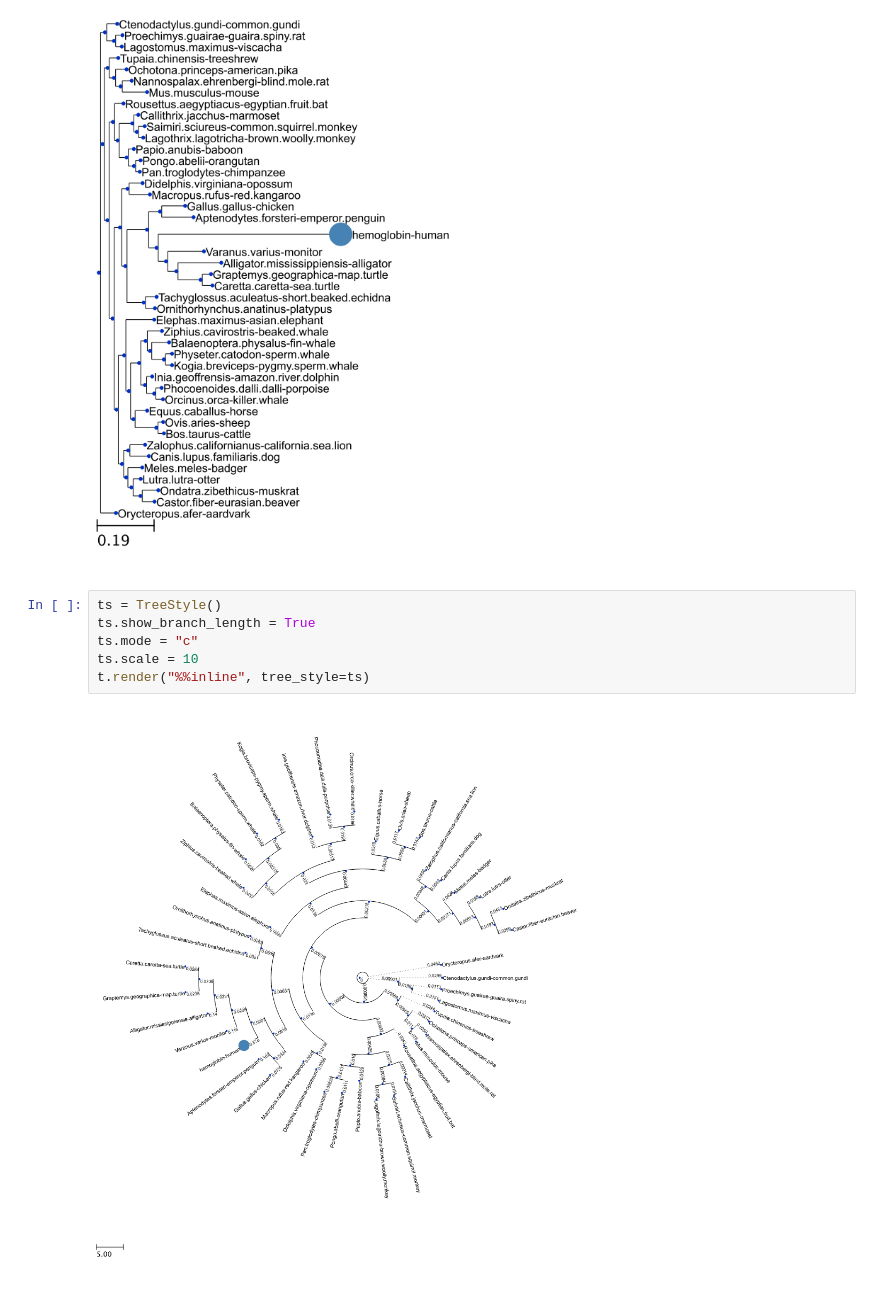
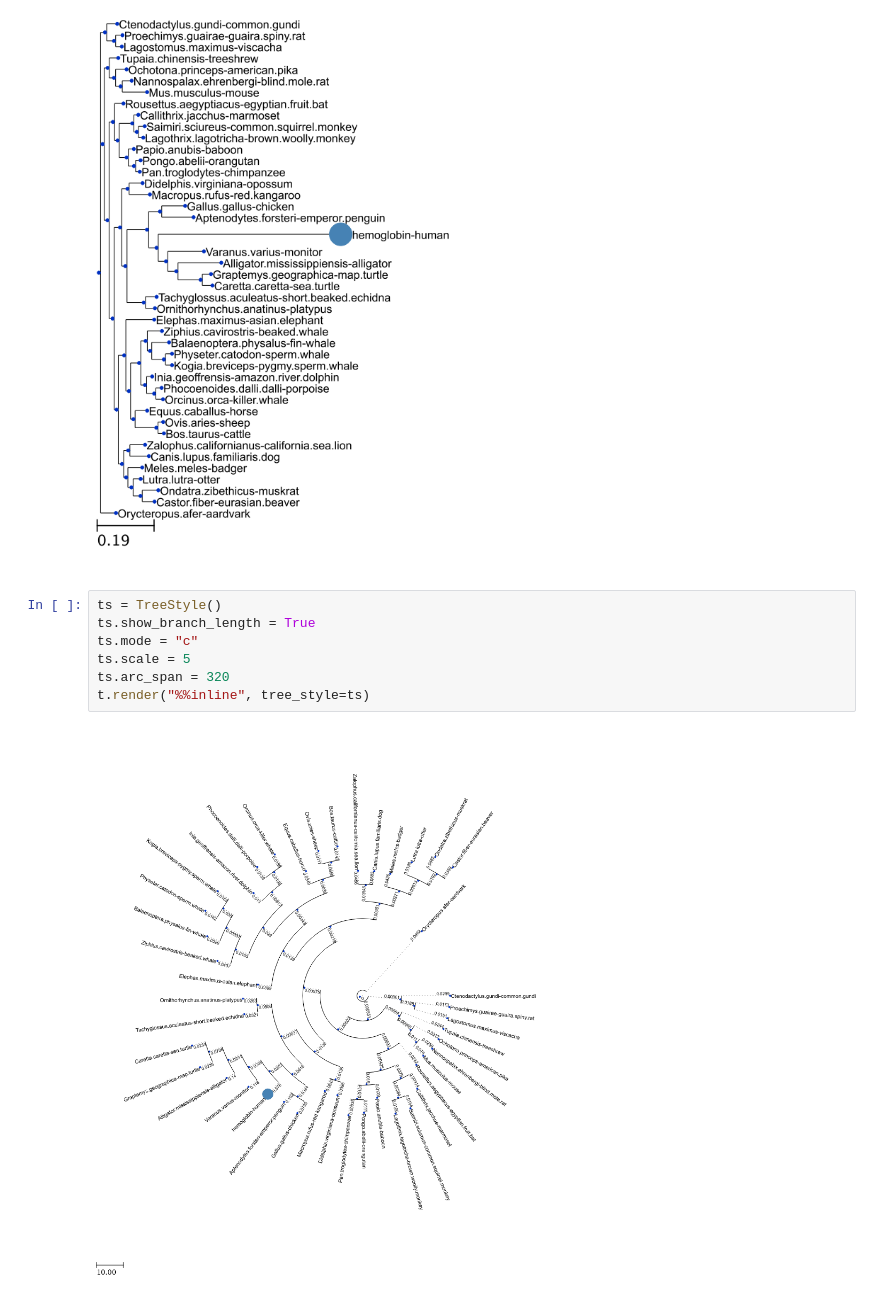
Before and after one commit to etetoolkit/cookbook, a Jupyter notebook: recipes/ete3_skbio_integration.ipynb, the cells around one changed output. Drawn from its saved outputs; the diff is of its cells as text.

```diff
--- a/recipes/ete3_skbio_integration.ipynb
+++ b/recipes/ete3_skbio_integration.ipynb
@@ -30,8 +36,9 @@ t.render("%%inline", w=500)
 # %%
 ts = TreeStyle()
 ts.show_branch_length = True
 ts.mode = "c"
-ts.scale = 10
+ts.scale = 5
+ts.arc_span = 320
 t.render("%%inline", tree_style=ts)
 # %% [output]
-[figure, old version]
+[figure, new version]
```
Also changed, not shown: parts of 1 cell of this notebook.
